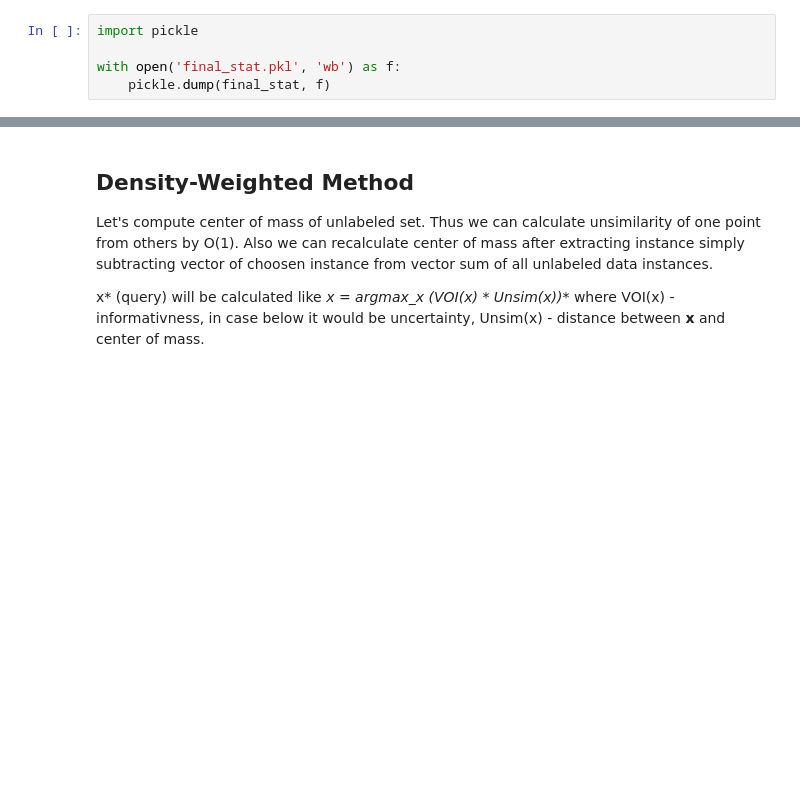
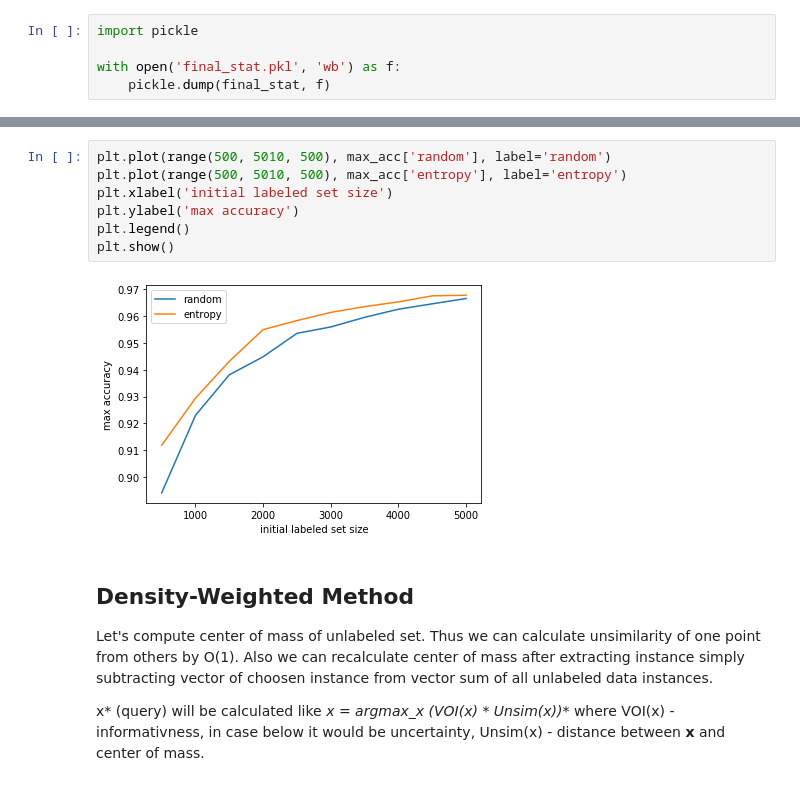
Before and after one commit to nibydlo/Thesis, a Jupyter notebook: first_impl/UncertaintyAL.ipynb, the cells around one changed output, grey strips where cells are left out. Drawn from its saved outputs; the diff is of its cells as text; blank space fills up the shorter version.

```diff
--- a/first_impl/UncertaintyAL.ipynb
+++ b/first_impl/UncertaintyAL.ipynb
@@ -263,3 +288,12 @@ with open('final_stat.pkl', 'wb') as f:
+# %%
+plt.plot(range(500, 5010, 500), max_acc['random'], label='random')
+plt.plot(range(500, 5010, 500), max_acc['entropy'], label='entropy')
+plt.xlabel('initial labeled set size')
+plt.ylabel('max accuracy')
+plt.legend()
+plt.show()
+# %% [output]
+[figure, added]
 # %% [markdown]
 ## Density-Weighted Method
 Let's compute center of mass of unlabeled set. Thus we can calculate unsimilarity of one point from others by O(1). Also we can recalculate center of mass after extracting instance simply subtracting vector of choosen instance from vector sum of all unlabeled data instances.
```
Also changed, not shown: parts of 7 cells of this notebook.
